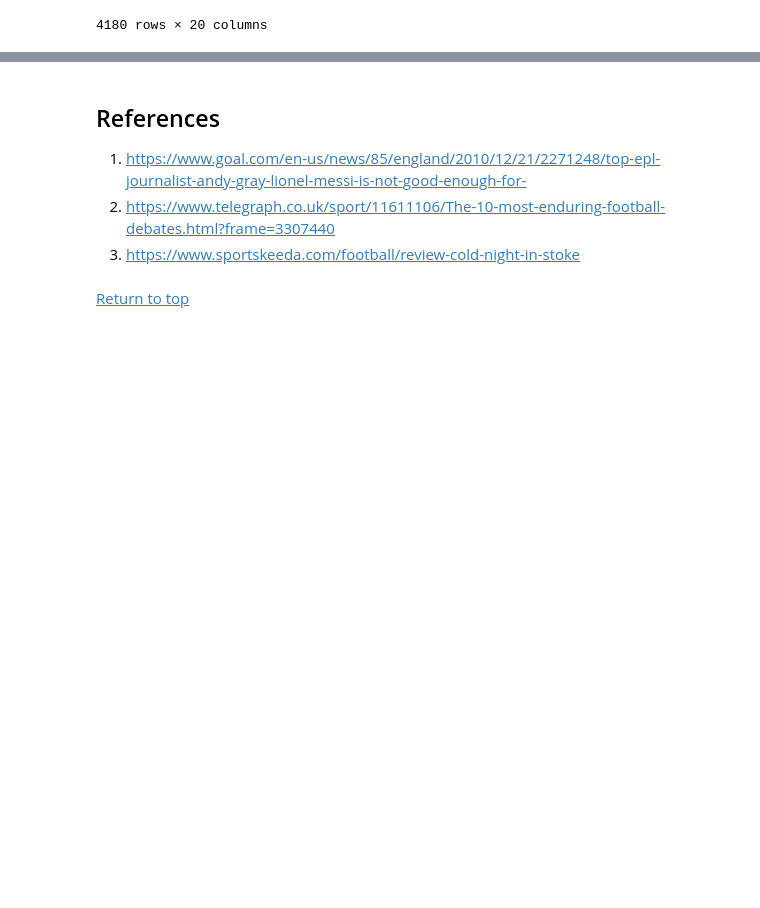
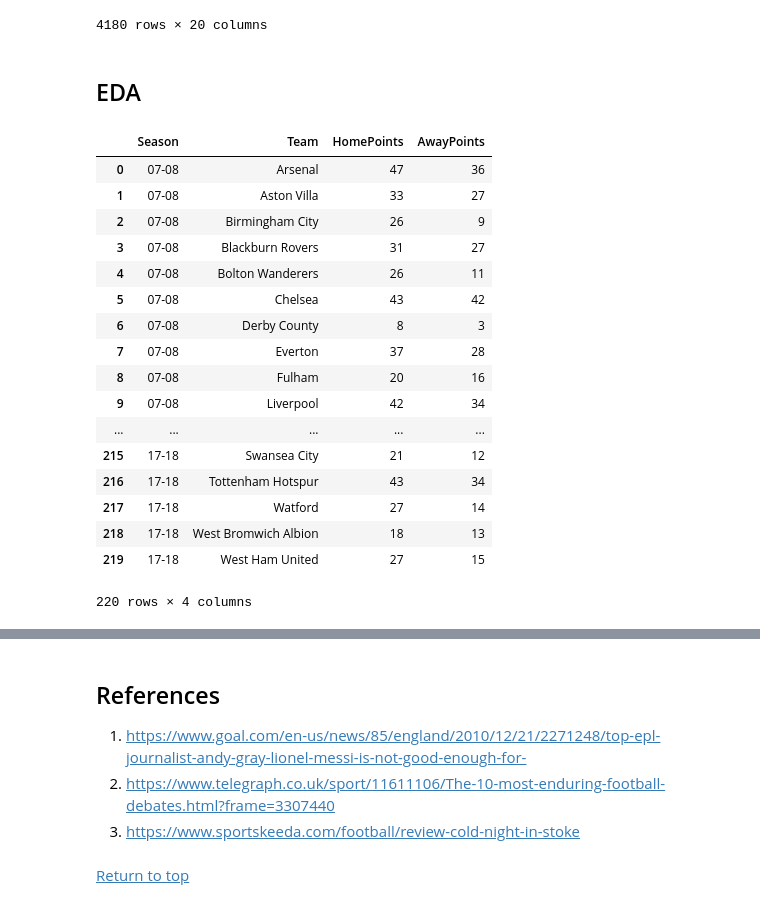
Before and after one commit to myfriendscallmeJ/a4, a Jupyter notebook: Project 4.ipynb, the cells around one changed output, grey strips where cells are left out. Saved outputs shown, nothing was run; the diff lists cells and outputs as text; code cells hidden in the pictures; blank space fills up the shorter version.

```diff
--- a/Project 4.ipynb
+++ b/Project 4.ipynb
@@ -699,3 +653,54 @@ weather
 | 4178 | London | 13/05/2018 15:00 | 17.0 | 17.0 | 16.0 | 9.0 | Cloudy | 330.0 | ... |
 | 4179 | London | 13/05/2018 15:00 | 17.0 | 17.0 | 16.0 | 9.0 | Cloudy | 330.0 | ... |
 4180 rows × 20 columns
+# %% [markdown]
+<a id="EDA"></a>
+## EDA
+# %%
+def home_points_cal(row):
+    if row['HomeScore'] > row['AwayScore']:
+        return 3
+    elif row ['HomeScore']==row['AwayScore']:
+        return 1
+    else:
+        return 0
+
+def away_points_cal(row):
+    if row['HomeScore'] < row['AwayScore']:
+        return 3
+    elif row ['HomeScore']==row['AwayScore']:
+        return 1
+    else:
+        return 0
+
+PremierLeague['HomePoints']=PremierLeague.apply(home_points_cal,axis=1)
+PremierLeague['AwayPoints']=PremierLeague.apply(away_points_cal,axis=1)
+Club_Pts=PremierLeague[['Season', 'Date','HomeTeam','AwayTeam','HomeScore','AwayScore', 'Result','HomePoints','AwayPoints']]
+Home_Pts=pd.DataFrame(Club_Pts.groupby(['Season','HomeTeam'])['HomePoints'].sum())
+Home_Pts.reset_index(inplace=True)
+Home_Pts=Home_Pts.rename(columns={'HomeTeam':'Team'})
+Away_Pts=pd.DataFrame(Club_Pts.groupby(['Season','AwayTeam'])['AwayPoints'].sum())
+Away_Pts.reset_index(inplace=True)
+Away_Pts=Away_Pts.rename(columns={'AwayTeam':'Team'})
+Away_Pts
+Club_Pts=pd.merge(Home_Pts, Away_Pts)
+Club_Pts
+# %% [output]
+|  | Season | Team | HomePoints | AwayPoints |
+| 0 | 07-08 | Arsenal | 47 | 36 |
+| 1 | 07-08 | Aston Villa | 33 | 27 |
+| 2 | 07-08 | Birmingham City | 26 | 9 |
+| 3 | 07-08 | Blackburn Rovers | 31 | 27 |
+| 4 | 07-08 | Bolton Wanderers | 26 | 11 |
+| 5 | 07-08 | Chelsea | 43 | 42 |
+| 6 | 07-08 | Derby County | 8 | 3 |
+| 7 | 07-08 | Everton | 37 | 28 |
+| 8 | 07-08 | Fulham | 20 | 16 |
+| 9 | 07-08 | Liverpool | 42 | 34 |
+| ... | ... | ... | ... | ... |
+| 215 | 17-18 | Swansea City | 21 | 12 |
+| 216 | 17-18 | Tottenham Hotspur | 43 | 34 |
+| 217 | 17-18 | Watford | 27 | 14 |
+| 218 | 17-18 | West Bromwich Albion | 18 | 13 |
+| 219 | 17-18 | West Ham United | 27 | 15 |
+220 rows × 4 columns
```
Also changed, not shown: parts of 29 cells of this notebook.
